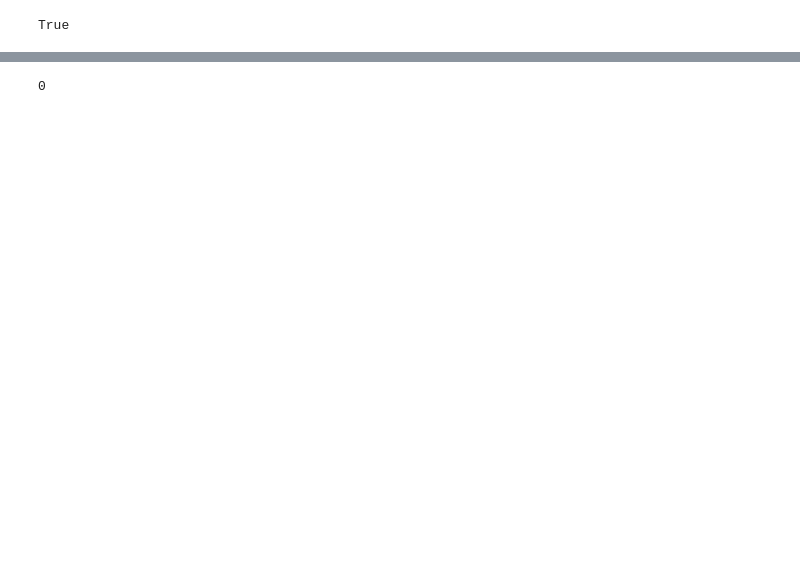
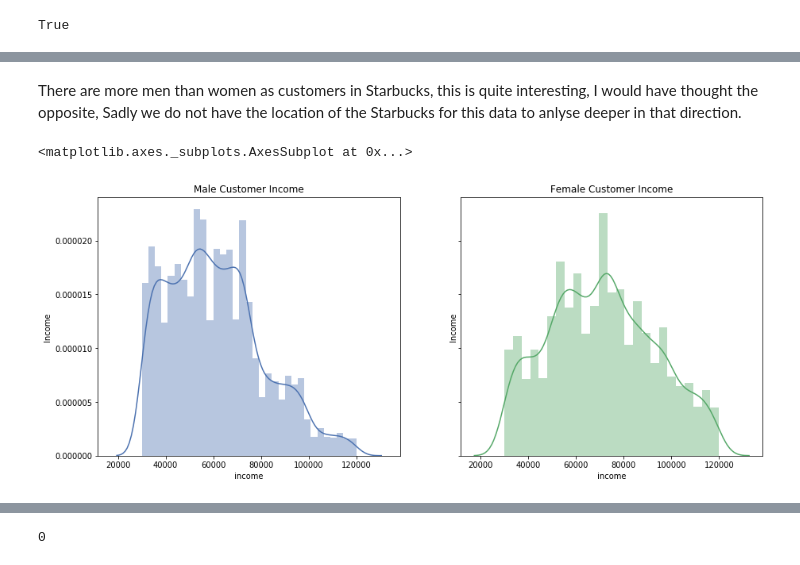
Before and after one commit to jose0628/Starbucks-Capstone-Challenge, a Jupyter notebook: Starbucks_Capstone_notebook.ipynb, the cells around one changed output, grey strips where cells are left out. Cells and saved outputs as stored; diff of their text form; code cells hidden in the pictures; blank space fills up the shorter version.

```diff
--- a/Starbucks_Capstone_notebook.ipynb
+++ b/Starbucks_Capstone_notebook.ipynb
@@ -431,0 +521,31 @@ In this section
+# %% [markdown]
+There are more men than women as customers in Starbucks, this is quite interesting, I would have thought the opposite, Sadly we do not have the location of the Starbucks for this data to anlyse deeper in that direction.
+# %%
+plot_dist = data.copy()
+plot_dist = plot_dist.sort_values(by='amount', ascending=False).reset_index(drop=True)
+#get unique users
+plot_dist = plot_dist.drop_duplicates(subset='person', keep="first")
+
+income_year = plot_dist.filter(['income', 'gender', 'start_year'])
+
+income_female_year = income_year[income_year.gender == 'F']
+income_male_year = income_year[income_year.gender == 'M']
+
+sns.set_color_codes()
+
+fig, ax = plt.subplots(figsize=(15, 6), nrows=1, ncols=2, sharex=True, sharey=True)
+
+plt.sca(ax[0])
+plt.title('Male Customer Income')
+plt.xlabel('Income')
+plt.ylabel('Income')
+sns.distplot(income_male_year['income'],color="b")
+
+plt.sca(ax[1])
+plt.title('Female Customer Income')
+plt.xlabel('Income')
+plt.ylabel('Income')
+sns.distplot(income_female_year['income'], color="g")
+# %% [output]
+<matplotlib.axes._subplots.AxesSubplot at 0x...>
+[figure, added]
```
Also changed, not shown: parts of 60 cells of this notebook, 2 other files.
